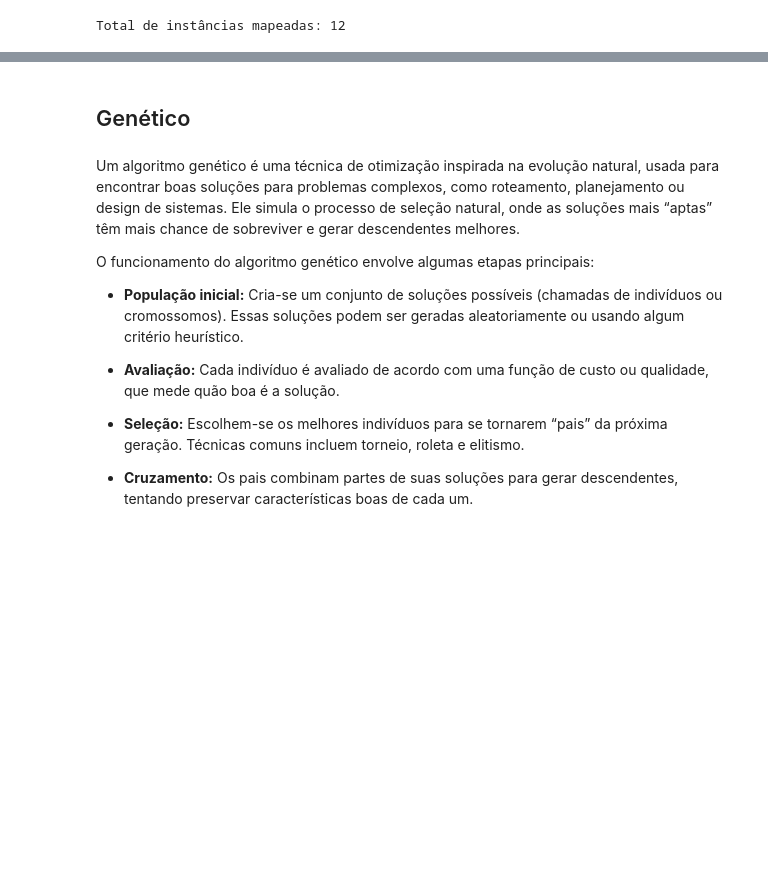
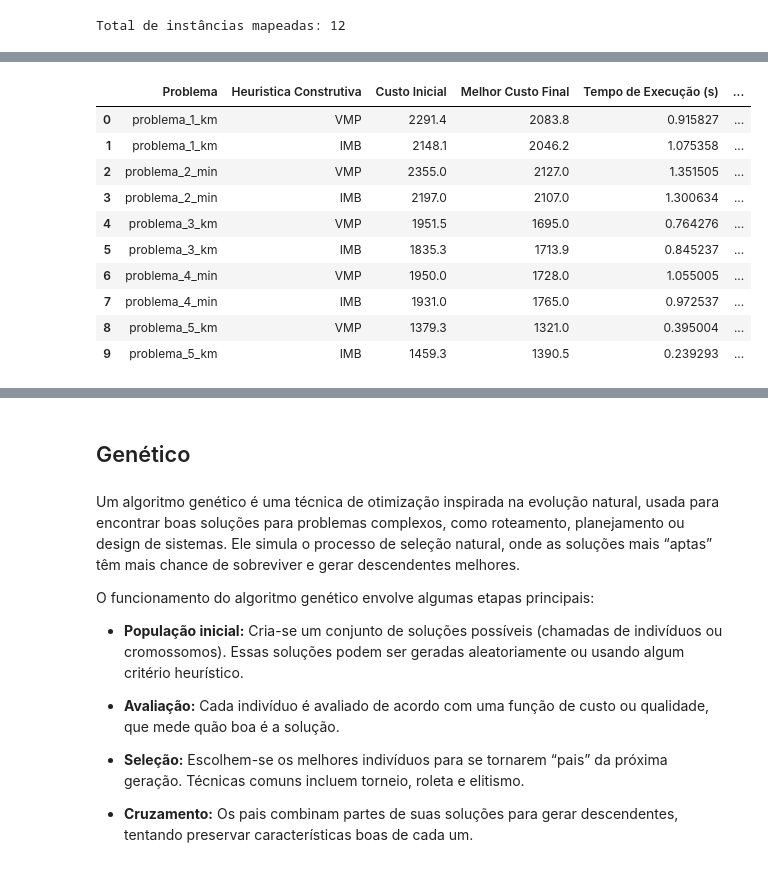
Before and after one commit to SamuelMoraisdRS/PCV, a Jupyter notebook: basico/PCV.ipynb, the cells around one changed output, grey strips where cells are left out. Drawn from its saved outputs; the diff is of its cells as text; code cells hidden in the pictures; blank space fills up the shorter version.

```diff
--- a/basico/PCV.ipynb
+++ b/basico/PCV.ipynb
@@ -550,0 +495,72 @@ display(df_placar_atualizado_pipeline)
+# %%
+metricas_guloso_vnd = []
+# buscas locais a serem executadas sequencialmente.
+# WARN: A ordem aqui determina qual busca é exaurida primeiro. Fundamentar!!
+# TODO : Entender onde essa abordagem entra na literatura. Aparentemente é alguma
+# variação do VND (https://link.springer.com/rwe/10.1007/978-3-319-07124-4_9)
+heuristicas_bl = [swap, shift, inversao]
+
+for nome, grafo, idx in problemas_mapeados:
+    # VMP + BLs
+    t0 = time.perf_counter()
+    rota_final_vmp, custo_final_vmp, rota_init_vmp, custo_init_vmp, contagens_vmp, reinicios_vmp = aplicar_problema_vnd(
+        grafo, 1, vizinho_mais_proximo, heuristicas_bl, out=False
+    )
+    tempo_total_vmp = time.perf_counter() - t0
+
+
+    resultados_vmp[idx] = rota_init_vmp
+    resultados_vmp_busca_local[idx] = rota_final_vmp
+
+    metricas_guloso_vnd.append({
+        'Problema': nome,
+        'Heuristica Construtiva': 'VMP',
+        'Custo Inicial': custo_init_vmp,
+        'Melhor Custo Final': custo_final_vmp,
+        'Tempo de Execução (s)': tempo_total_vmp,
+        'Execuções Swap': contagens_vmp['swap'],
+        'Execuções Shift': contagens_vmp['shift'],
+        'Execuções Inversao': contagens_vmp['inversao'],
+        'Num. Reinícios' : reinicios_vmp,
+        'Melhor Rota': rota_final_vmp
+    })
+
+    # IMB + BLs
+    t0 = time.perf_counter()
+    rota_final_imb, custo_final_imb, rota_init_imb, custo_init_imb, contagens_imb, reinicios_imb = aplicar_problema_vnd(
+        grafo, 1, insercao_mais_barata, heuristicas_bl, out=False
+    )
+    tempo_total_imb = time.perf_counter() - t0
+
+    # Registra no array global
+    resultados_imb[idx] = rota_init_imb
+    resultados_imb_busca_local[idx] = rota_final_imb
+
+    metricas_guloso_vnd.append({
+        'Problema': nome,
+        'Heuristica Construtiva': 'IMB',
+        'Custo Inicial': custo_init_imb,
+        'Melhor Custo Final': custo_final_imb,
+        'Tempo de Execução (s)': tempo_total_imb,
+        'Execuções Swap': contagens_imb['swap'],
+        'Execuções Shift': contagens_imb['shift'],
+        'Execuções Inversao': contagens_imb['inversao'],
+        'Num. Reinícios' : reinicios_imb,
+        'Melhor Rota': rota_final_imb
+    })
+
+# TODO: IA que fez. Melhorar
+df_detalhado_pipeline_vnd = pd.DataFrame(metricas_guloso_vnd)
+display(df_detalhado_pipeline_vnd.head(10))
+# %% [output]
+|  | Problema | Heuristica Construtiva | Custo Inicial | Melhor Custo Final | Tempo de Execução (s) | ... |
+| 0 | problema_1_km | VMP | 2291.4 | 2083.8 | 0.915827 | ... |
+| 1 | problema_1_km | IMB | 2148.1 | 2046.2 | 1.075358 | ... |
+| 2 | problema_2_min | VMP | 2355.0 | 2127.0 | 1.351505 | ... |
+| 3 | problema_2_min | IMB | 2197.0 | 2107.0 | 1.300634 | ... |
+| 4 | problema_3_km | VMP | 1951.5 | 1695.0 | 0.764276 | ... |
+| 5 | problema_3_km | IMB | 1835.3 | 1713.9 | 0.845237 | ... |
+| 6 | problema_4_min | VMP | 1950.0 | 1728.0 | 1.055005 | ... |
+| 7 | problema_4_min | IMB | 1931.0 | 1765.0 | 0.972537 | ... |
+| 8 | problema_5_km | VMP | 1379.3 | 1321.0 | 0.395004 | ... |
+| 9 | problema_5_km | IMB | 1459.3 | 1390.5 | 0.239293 | ... |
```
Also changed, not shown: parts of 34 cells of this notebook.
